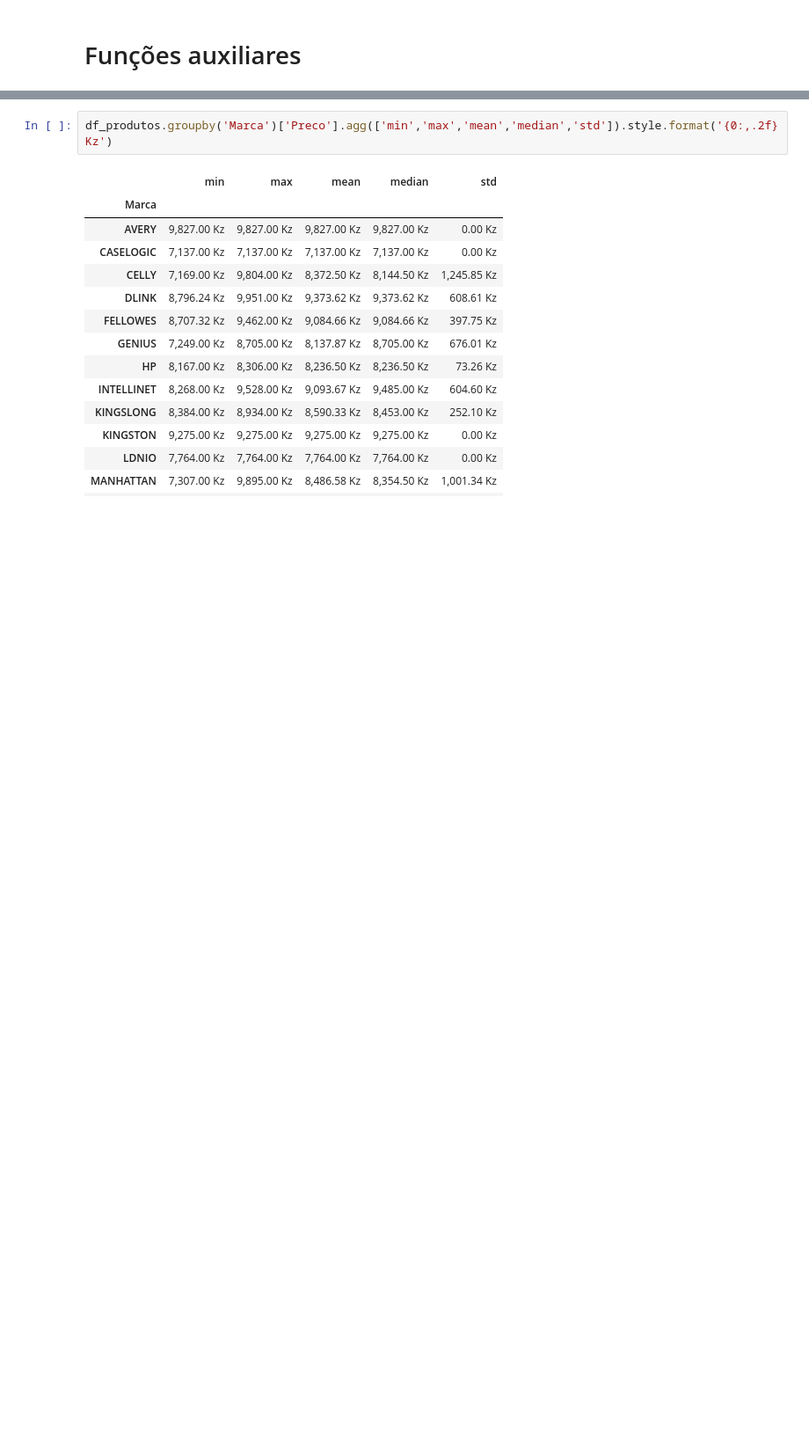
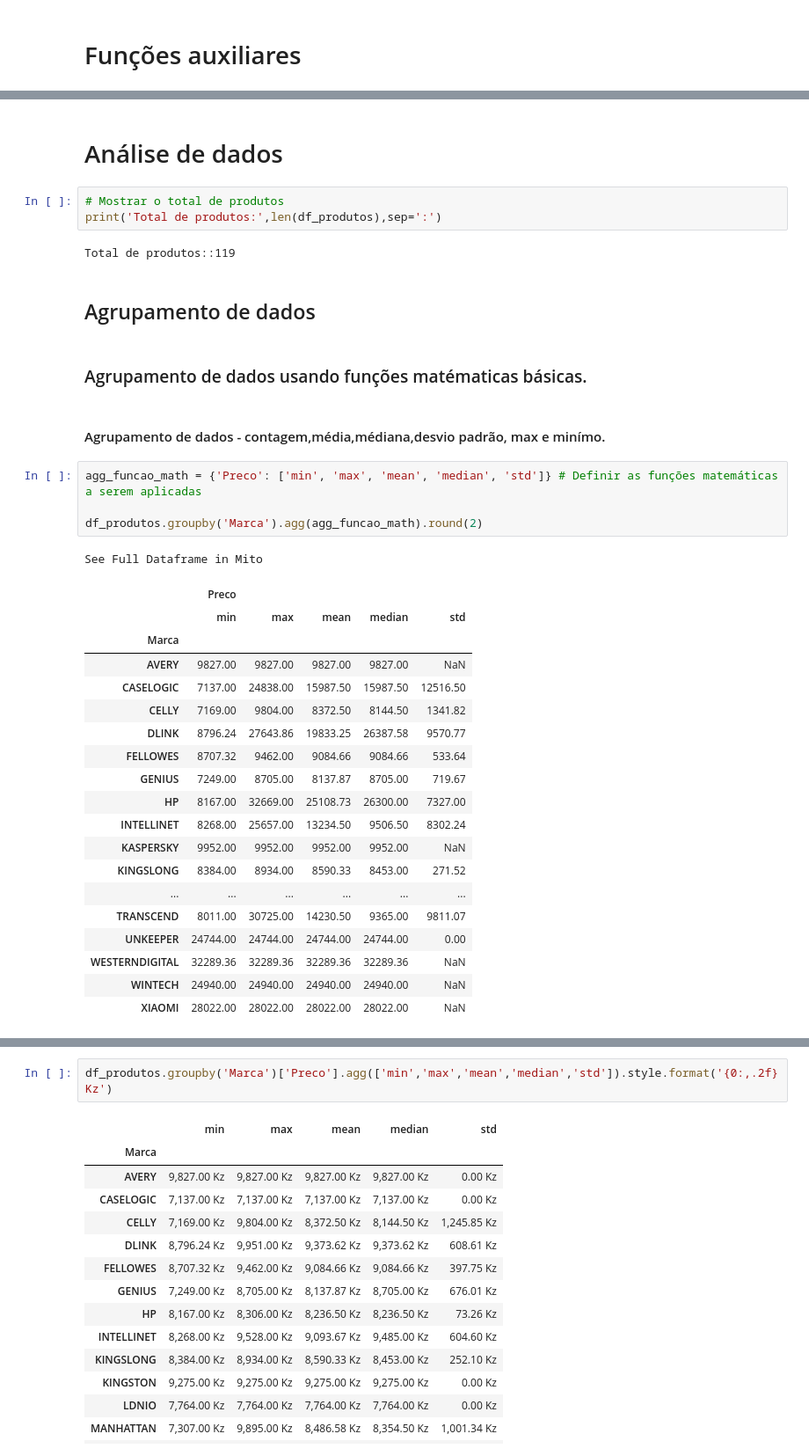
Before and after one commit to EloneSampaio/DataScience, a Jupyter notebook: Dashboard-NCR-WebScraping/notebook.ipynb, the cells around one changed output, grey strips where cells are left out. Shown at 88% size. Saved outputs shown, nothing was run; the diff lists cells and outputs as text; blank space fills up the shorter version.

```diff
--- a/Dashboard-NCR-WebScraping/notebook.ipynb
+++ b/Dashboard-NCR-WebScraping/notebook.ipynb
@@ -180,0 +152,38 @@ len(df_produtos)
+# %% [markdown]
+# Análise de dados
+# %%
+# Mostrar o total de produtos
+print('Total de produtos:',len(df_produtos),sep=':')
+# %% [output]
+Total de produtos::119
+# %% [markdown]
+## Agrupamento de dados
+# %% [markdown]
+### Agrupamento de dados usando funções matématicas básicas.
+# %% [markdown]
+#### Agrupamento de dados - contagem,média,médiana,desvio padrão, max e minímo.
+# %%
+agg_funcao_math = {'Preco': ['min', 'max', 'mean', 'median', 'std']} # Definir as funções matemáticas a serem aplicadas
+
+df_produtos.groupby('Marca').agg(agg_funcao_math).round(2)
+# %% [output]
+See Full Dataframe in Mito
+|  | Preco |  |  |  |  |
+|  | min | max | mean | median | std |
+| Marca |  |  |  |  |  |
+| AVERY | 9827.00 | 9827.00 | 9827.00 | 9827.00 | NaN |
+| CASELOGIC | 7137.00 | 24838.00 | 15987.50 | 15987.50 | 12516.50 |
+| CELLY | 7169.00 | 9804.00 | 8372.50 | 8144.50 | 1341.82 |
+| DLINK | 8796.24 | 27643.86 | 19833.25 | 26387.58 | 9570.77 |
+| FELLOWES | 8707.32 | 9462.00 | 9084.66 | 9084.66 | 533.64 |
+| GENIUS | 7249.00 | 8705.00 | 8137.87 | 8705.00 | 719.67 |
+| HP | 8167.00 | 32669.00 | 25108.73 | 26300.00 | 7327.00 |
+| INTELLINET | 8268.00 | 25657.00 | 13234.50 | 9506.50 | 8302.24 |
+| KASPERSKY | 9952.00 | 9952.00 | 9952.00 | 9952.00 | NaN |
+| KINGSLONG | 8384.00 | 8934.00 | 8590.33 | 8453.00 | 271.52 |
+| ... | ... | ... | ... | ... | ... |
+| TRANSCEND | 8011.00 | 30725.00 | 14230.50 | 9365.00 | 9811.07 |
+| UNKEEPER | 24744.00 | 24744.00 | 24744.00 | 24744.00 | 0.00 |
+| WESTERNDIGITAL | 32289.36 | 32289.36 | 32289.36 | 32289.36 | NaN |
+| WINTECH | 24940.00 | 24940.00 | 24940.00 | 24940.00 | NaN |
+| XIAOMI | 28022.00 | 28022.00 | 28022.00 | 28022.00 | NaN |
```
Also changed, not shown: parts of 49 cells of this notebook, 3 other files.
